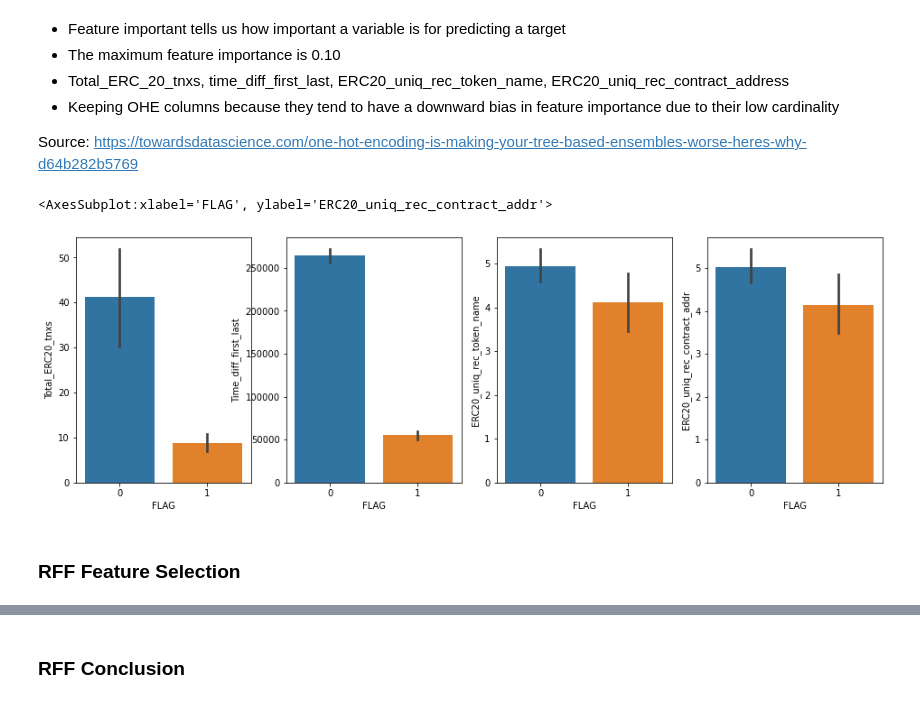
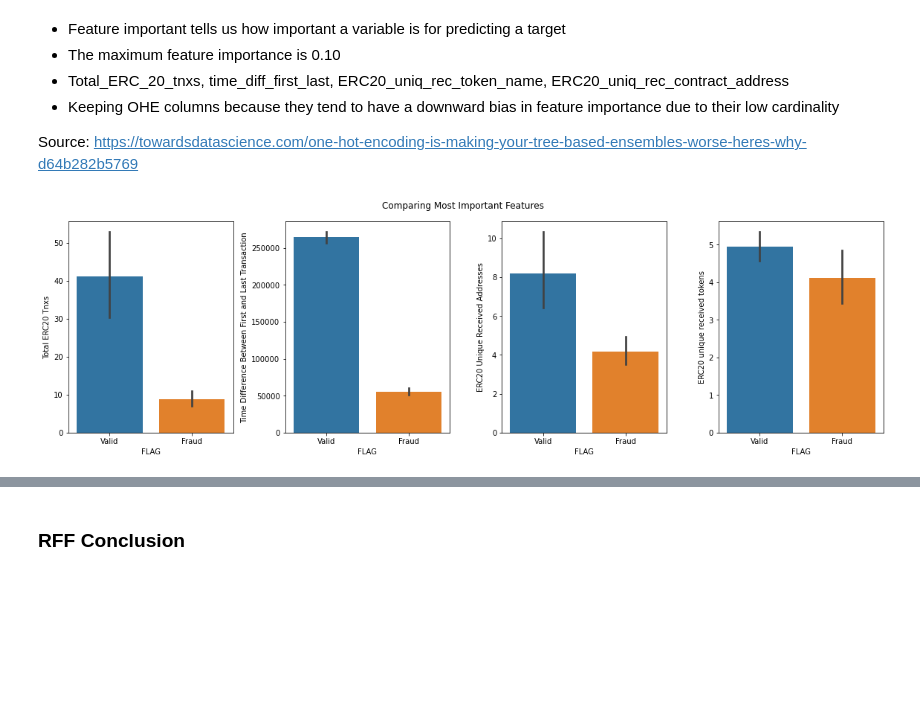
Before and after one commit to kuninethan95/OSEMN, a Jupyter notebook: index_OSEMN.ipynb, the cells around one changed output, grey strips where cells are left out. Cells and saved outputs as stored; diff of their text form; code cells hidden in the pictures; blank space fills up the shorter version.

```diff
--- a/index_OSEMN.ipynb
+++ b/index_OSEMN.ipynb
@@ -1711,12 +1712,26 @@ feat_importances.sort_values(ascending=True).plot(kind='barh')
 Source: https://towardsdatascience.com/one-hot-encoding-is-making-your-tree-based-ensembles-worse-heres-why-d64b282b5769
 # %%
 fig, axes = plt.subplots(ncols=4, figsize=(16,5))
+
+fig.suptitle('Comparing Most Important Features')
+
 sns.barplot(data=df, x='FLAG', y='Total_ERC20_tnxs', ax=axes[0])
+axes[0].set_xticklabels(['Valid', 'Fraud'])
+axes[0].set_ylabel('Total ERC20 Tnxs')
+
 sns.barplot(data=df, x='FLAG', y='Time_diff_first_last', ax=axes[1])
-sns.barplot(data=df, x='FLAG', y='ERC20_uniq_rec_token_name', ax=axes[2])
-sns.barplot(data=df, x='FLAG', y='ERC20_uniq_rec_contract_addr', ax=axes[3])
+axes[1].set_xticklabels(['Valid', 'Fraud'])
+axes[1].set_ylabel('Time Difference Between First and Last Transaction')
+
+sns.barplot(data=df, x='FLAG', y='ERC20_uniq_rec_addr', ax=axes[2])
+axes[2].set_xticklabels(['Valid', 'Fraud'])
+axes[2].set_ylabel('ERC20 Unique Received Addresses')
+
+sns.barplot(data=df, x='FLAG', y='ERC20_uniq_rec_token_name', ax=axes[3])
+axes[3].set_xticklabels(['Valid', 'Fraud'])
+axes[3].set_ylabel('ERC20 unique received tokens')
+
+
+fig.tight_layout()
 # %% [output]
-<AxesSubplot:xlabel='FLAG', ylabel='ERC20_uniq_rec_contract_addr'>
-[figure, old version]
+[figure, new version]
-# %% [markdown]
-### RFF Feature Selection
```
Also changed, not shown: parts of 22 cells of this notebook.
